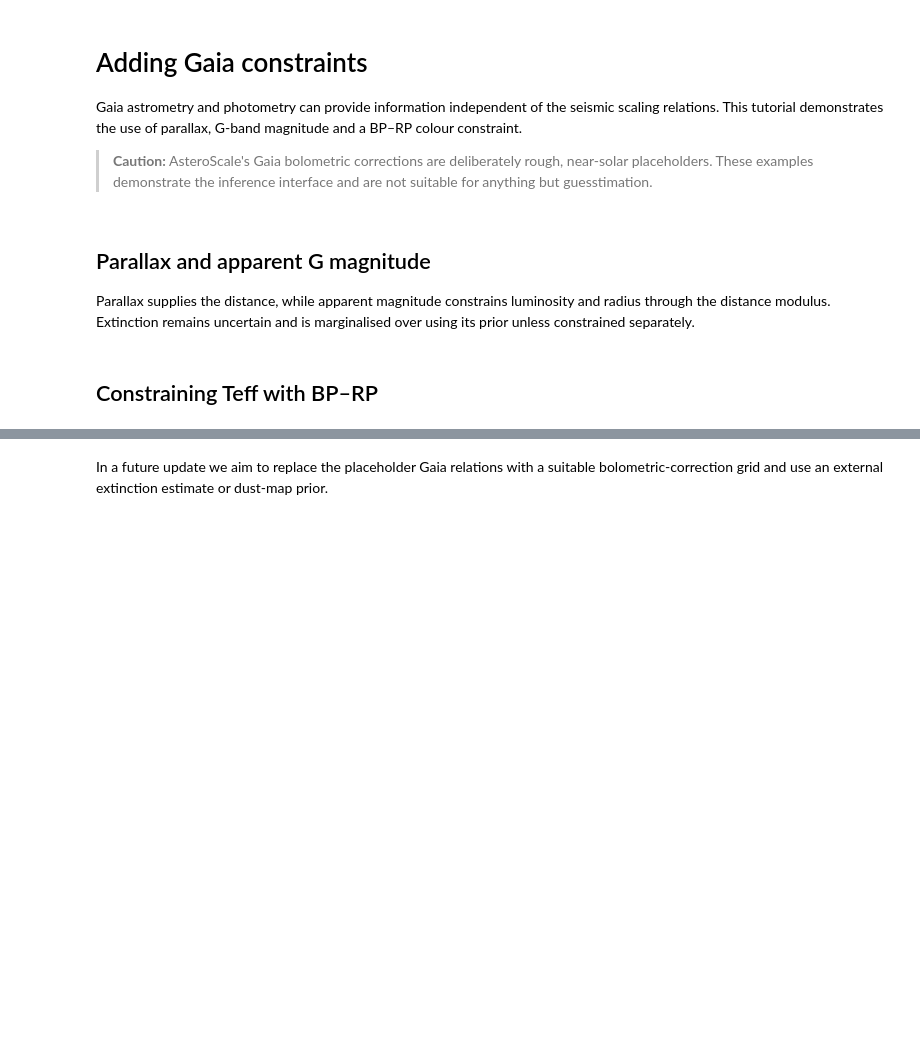
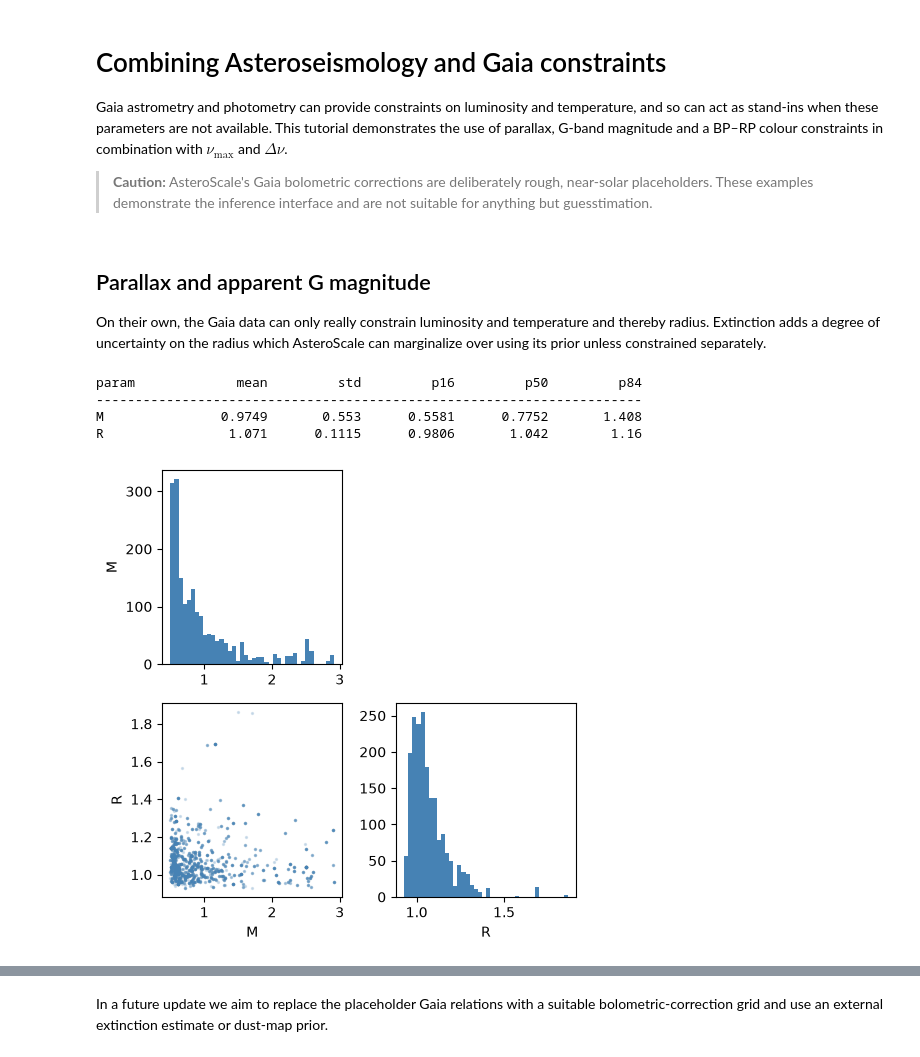
Before and after one commit to nielsenmb/AsteroScale, a Jupyter notebook: docs/tutorials/gaia-constraints.ipynb, the cells around one changed output, grey strips where cells are left out. Saved outputs shown, nothing was run; the diff lists cells and outputs as text; code cells hidden in the pictures; blank space fills up the shorter version.

```diff
--- a/docs/tutorials/gaia-constraints.ipynb
+++ b/docs/tutorials/gaia-constraints.ipynb
@@ -1,7 +1,7 @@
 # %% [markdown]
-# Adding Gaia constraints
+# Combining Asteroseismology and Gaia constraints
 
-Gaia astrometry and photometry can provide information independent of the seismic scaling relations. This tutorial demonstrates the use of parallax, G-band magnitude and a BP–RP colour constraint.
+Gaia astrometry and photometry can provide constraints on luminosity and temperature, and so can act as stand-ins when these parameters are not available. This tutorial demonstrates the use of parallax, G-band magnitude and a BP–RP colour constraints in combination with $\nu_{\mathrm{max}}$ and $\Delta\nu$.
 
 > **Caution:** AsteroScale's Gaia bolometric corrections are deliberately rough, near-solar placeholders. These examples demonstrate the inference interface and are not suitable for anything but guesstimation.
 # %%
@@ -10,15 +10,18 @@ solver = ast.Solver(preset="fast", seed=11)
 # %% [markdown]
 ## Parallax and apparent G magnitude
 
-Parallax supplies the distance, while apparent magnitude constrains luminosity and radius through the distance modulus. Extinction remains uncertain and is marginalised over using its prior unless constrained separately.
+On their own, the Gaia data can only really constrain luminosity and temperature and thereby radius. Extinction adds a degree of uncertainty on the radius which AsteroScale can marginalize over using its prior unless constrained separately.
 # %%
-given = {
-    "Teff": (5777, 50),
-    "FeH": (0.0, 0.05),
-    "numax": (3090, 30),
-    "dnu": (135.1, 1.0),
-    "plx": (10.0, 0.1),
-    "G_mag": (9.90, 0.02),
-}
-samples = solver.solve(given, want=["M", "R", "L", "A_G"])
+given = {"plx": (10.0, 0.1),
+         "G_mag": (9.90, 0.02),
+         "BP_RP": (0.82, 0.02),
+         }
+samples = solver.solve(given, want=["M", "R"])
 ast.summarize(samples)
+fig = ast.plot_posterior(samples)
+# %% [output]
+param             mean         std         p16         p50         p84
+----------------------------------------------------------------------
+M               0.9749       0.553      0.5581      0.7752       1.408
+R                1.071      0.1115      0.9806       1.042        1.16
+[figure, added]
@@ -27,2 +27,0 @@ fig = ast.plot_posterior(samples, params=["M", "R", "L", "A_G"]);
-# %% [markdown]
-## Constraining Teff with BP–RP
```
Also changed, not shown: parts of 7 cells of this notebook, 3 other files.
